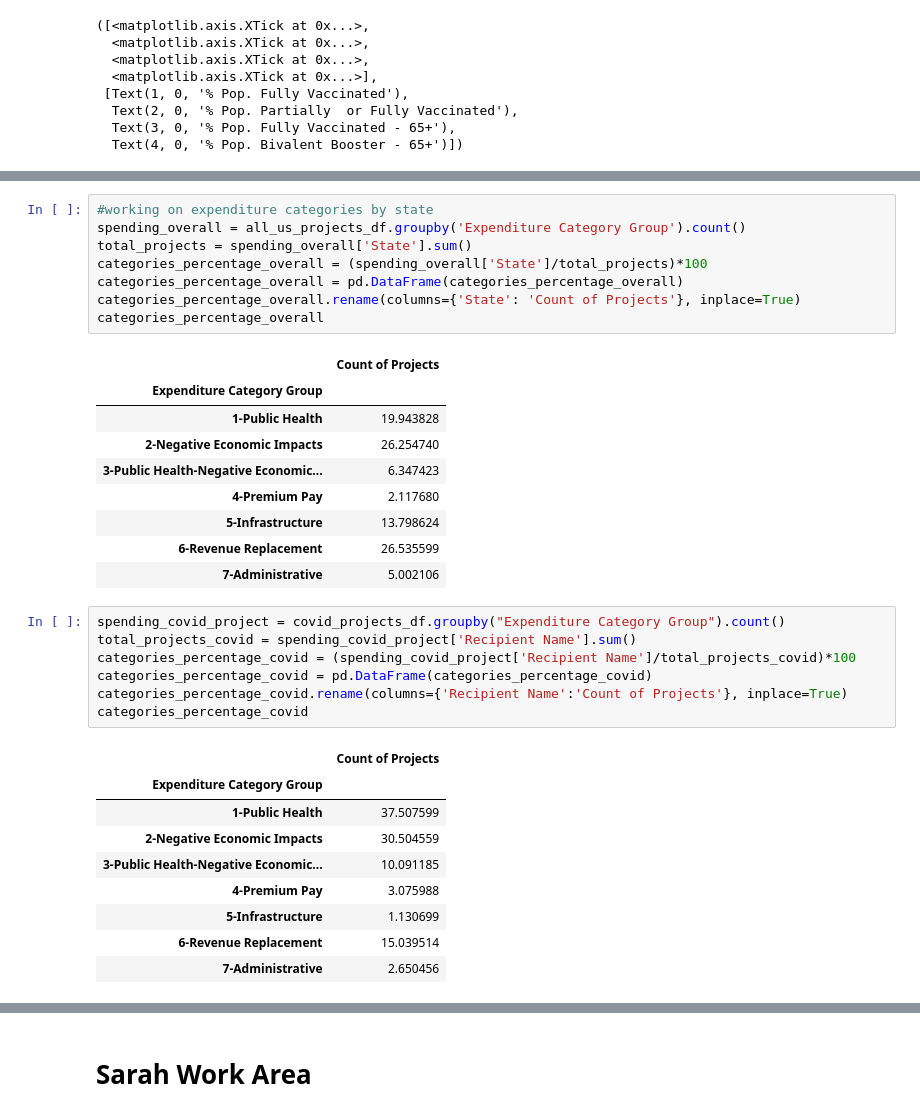
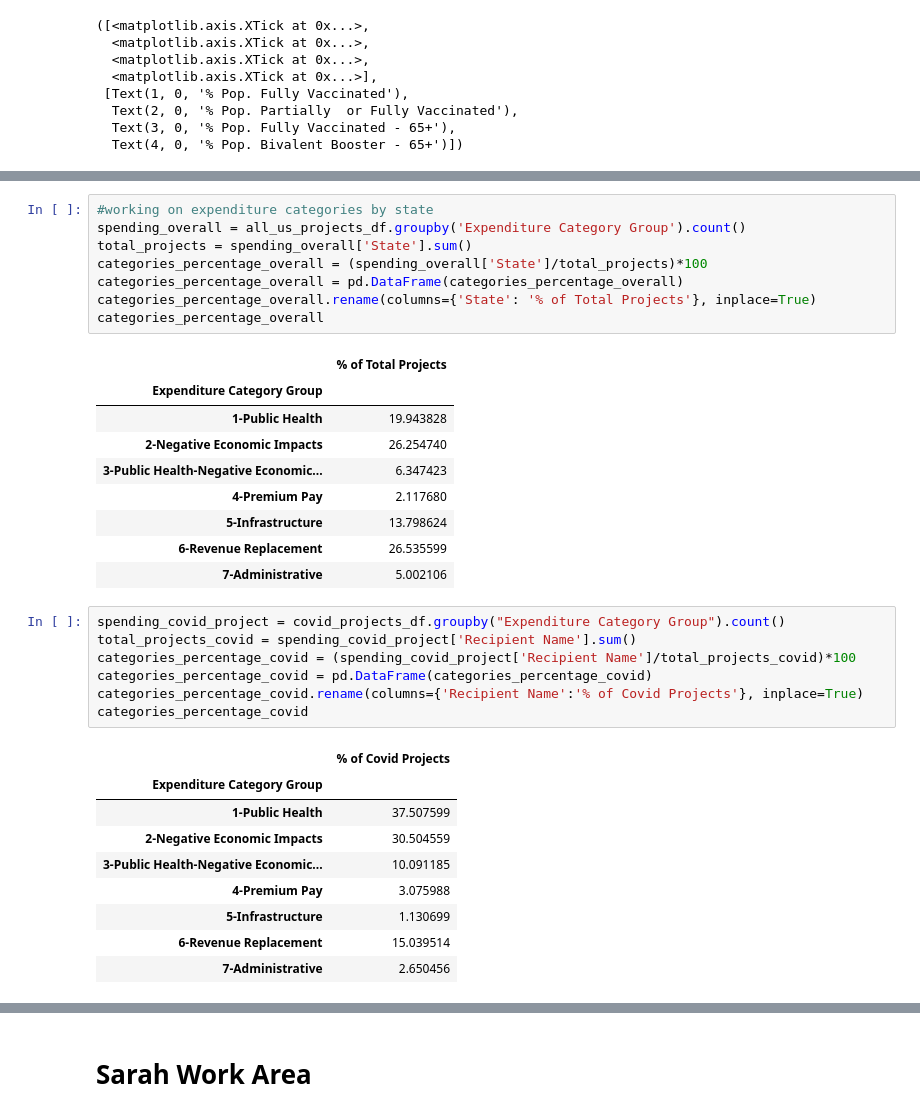
Before and after one commit to Evdawg/Project_1_Covid_Data, a Jupyter notebook: Project_1_covid.ipynb, the cells around one changed output, grey strips where cells are left out. Saved outputs shown, nothing was run; the diff lists cells and outputs as text.

Commit message:
15 May 2023 Kendal updating dataframes for percentage of projects with different expenditure types

```diff
--- a/Project_1_covid.ipynb
+++ b/Project_1_covid.ipynb
@@ -891,13 +891,13 @@ choropleth_vac_df.describe()
 # %%
 #working on expenditure categories by state
 spending_overall = all_us_projects_df.groupby('Expenditure Category Group').count()
 total_projects = spending_overall['State'].sum()
 categories_percentage_overall = (spending_overall['State']/total_projects)*100
 categories_percentage_overall = pd.DataFrame(categories_percentage_overall)
-categories_percentage_overall.rename(columns={'State': 'Count of Projects'}, inplace=True)
+categories_percentage_overall.rename(columns={'State': '% of Total Projects'}, inplace=True)
 categories_percentage_overall
 # %% [output]
-|  | Count of Projects |
+|  | % of Total Projects |
 | Expenditure Category Group |  |
 | 1-Public Health | 19.943828 |
 | 2-Negative Economic Impacts | 26.254740 |
@@ -911,10 +911,10 @@ spending_covid_project = covid_projects_df.groupby("Expenditure Category Group")
 total_projects_covid = spending_covid_project['Recipient Name'].sum()
 categories_percentage_covid = (spending_covid_project['Recipient Name']/total_projects_covid)*100
 categories_percentage_covid = pd.DataFrame(categories_percentage_covid)
-categories_percentage_covid.rename(columns={'Recipient Name':'Count of Projects'}, inplace=True)
+categories_percentage_covid.rename(columns={'Recipient Name':'% of Covid Projects'}, inplace=True)
 categories_percentage_covid
 # %% [output]
-|  | Count of Projects |
+|  | % of Covid Projects |
 | Expenditure Category Group |  |
 | 1-Public Health | 37.507599 |
 | 2-Negative Economic Impacts | 30.504559 |
```
Also changed, not shown: parts of 2 cells of this notebook.
